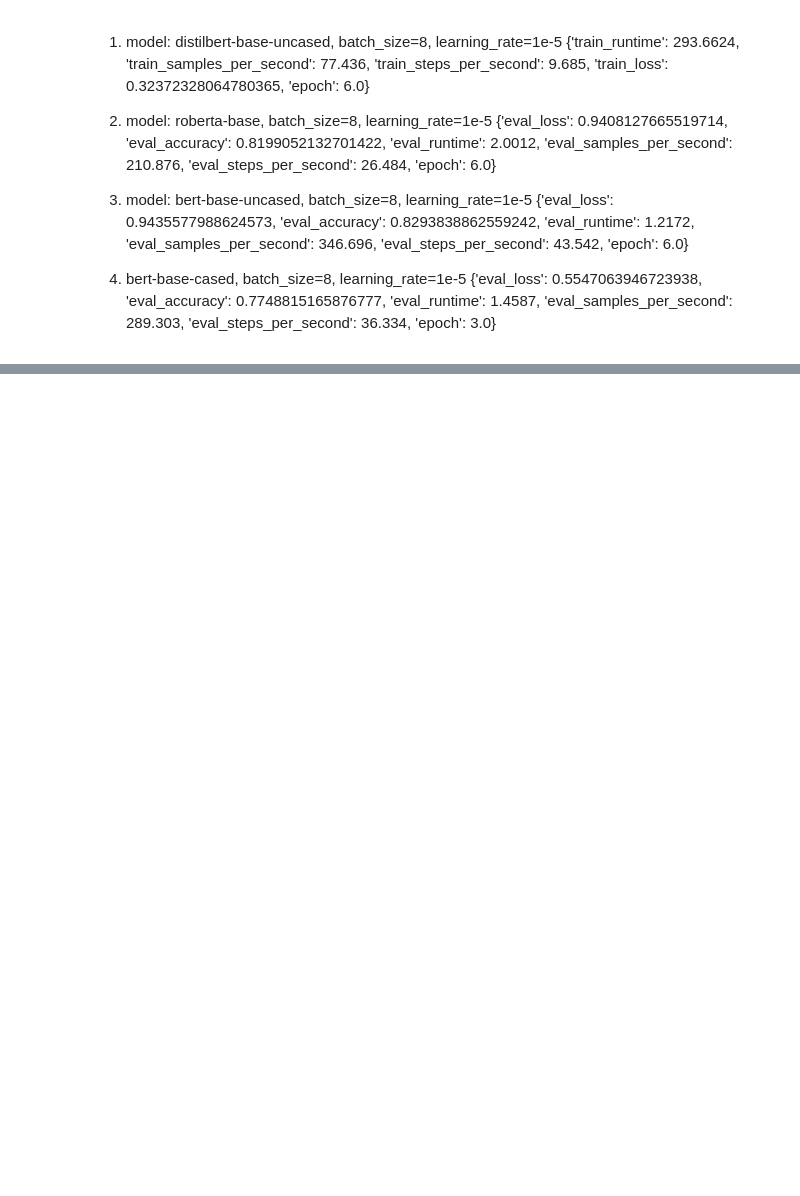
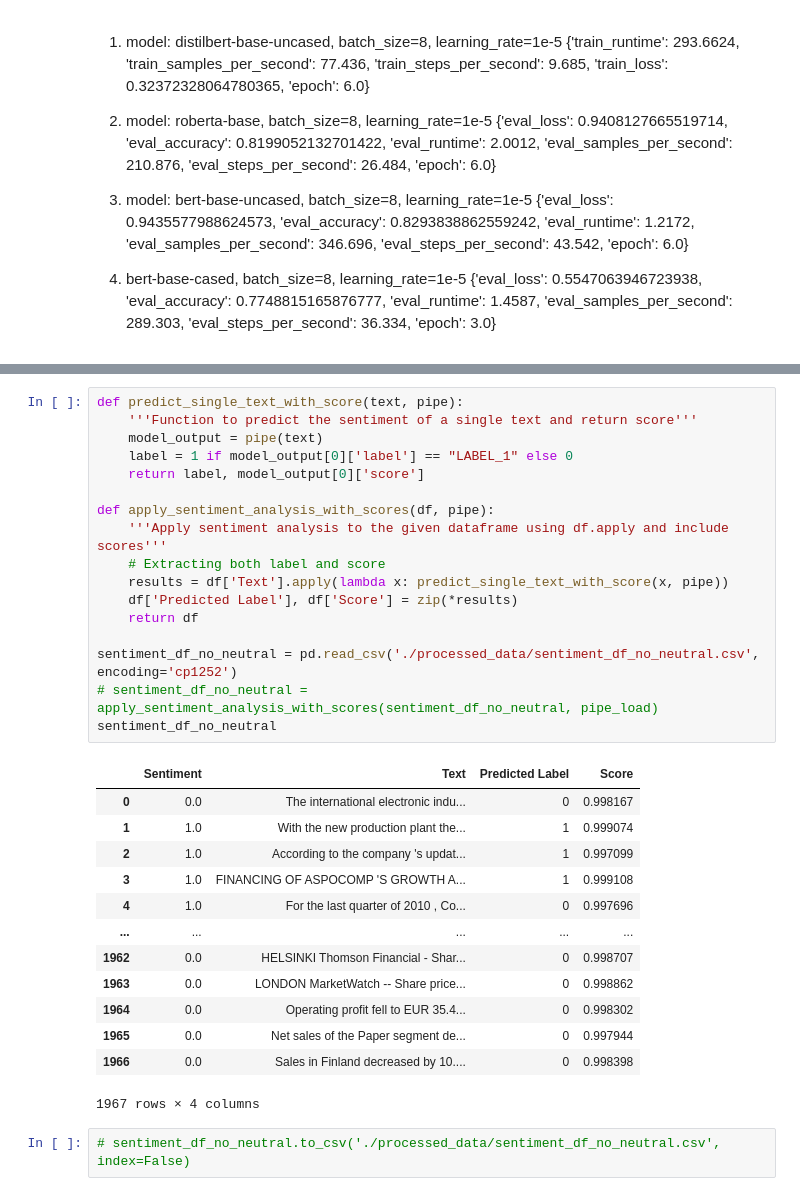
Before and after one commit to pangyyen/FinTech-ay2324-project2, a Jupyter notebook: main.ipynb, the cells around one changed output, grey strips where cells are left out. Cells and saved outputs as stored; diff of their text form; blank space fills up the shorter version.

```diff
--- a/main.ipynb
+++ b/main.ipynb
@@ -308,0 +425,33 @@ Final accuracy: 0.8151658767772512
+# %%
+def predict_single_text_with_score(text, pipe):
+    '''Function to predict the sentiment of a single text and return score'''
+    model_output = pipe(text)
+    label = 1 if model_output[0]['label'] == "LABEL_1" else 0
+    return label, model_output[0]['score']
+
+def apply_sentiment_analysis_with_scores(df, pipe):
+    '''Apply sentiment analysis to the given dataframe using df.apply and include scores'''
+    # Extracting both label and score
+    results = df['Text'].apply(lambda x: predict_single_text_with_score(x, pipe))
+    df['Predicted Label'], df['Score'] = zip(*results)
+    return df
+
+sentiment_df_no_neutral = pd.read_csv('./processed_data/sentiment_df_no_neutral.csv', encoding='cp1252')
+# sentiment_df_no_neutral = apply_sentiment_analysis_with_scores(sentiment_df_no_neutral, pipe_load)
+sentiment_df_no_neutral
+# %% [output]
+|  | Sentiment | Text | Predicted Label | Score |
+| 0 | 0.0 | The international electronic indu... | 0 | 0.998167 |
+| 1 | 1.0 | With the new production plant the... | 1 | 0.999074 |
+| 2 | 1.0 | According to the company 's updat... | 1 | 0.997099 |
+| 3 | 1.0 | FINANCING OF ASPOCOMP 'S GROWTH A... | 1 | 0.999108 |
+| 4 | 1.0 | For the last quarter of 2010 , Co... | 0 | 0.997696 |
+| ... | ... | ... | ... | ... |
+| 1962 | 0.0 | HELSINKI Thomson Financial - Shar... | 0 | 0.998707 |
+| 1963 | 0.0 | LONDON MarketWatch -- Share price... | 0 | 0.998862 |
+| 1964 | 0.0 | Operating profit fell to EUR 35.4... | 0 | 0.998302 |
+| 1965 | 0.0 | Net sales of the Paper segment de... | 0 | 0.997944 |
+| 1966 | 0.0 | Sales in Finland decreased by 10.... | 0 | 0.998398 |
+1967 rows × 4 columns
+# %%
+# sentiment_df_no_neutral.to_csv('./processed_data/sentiment_df_no_neutral.csv', index=False)
```
Also changed, not shown: parts of 34 cells of this notebook.
